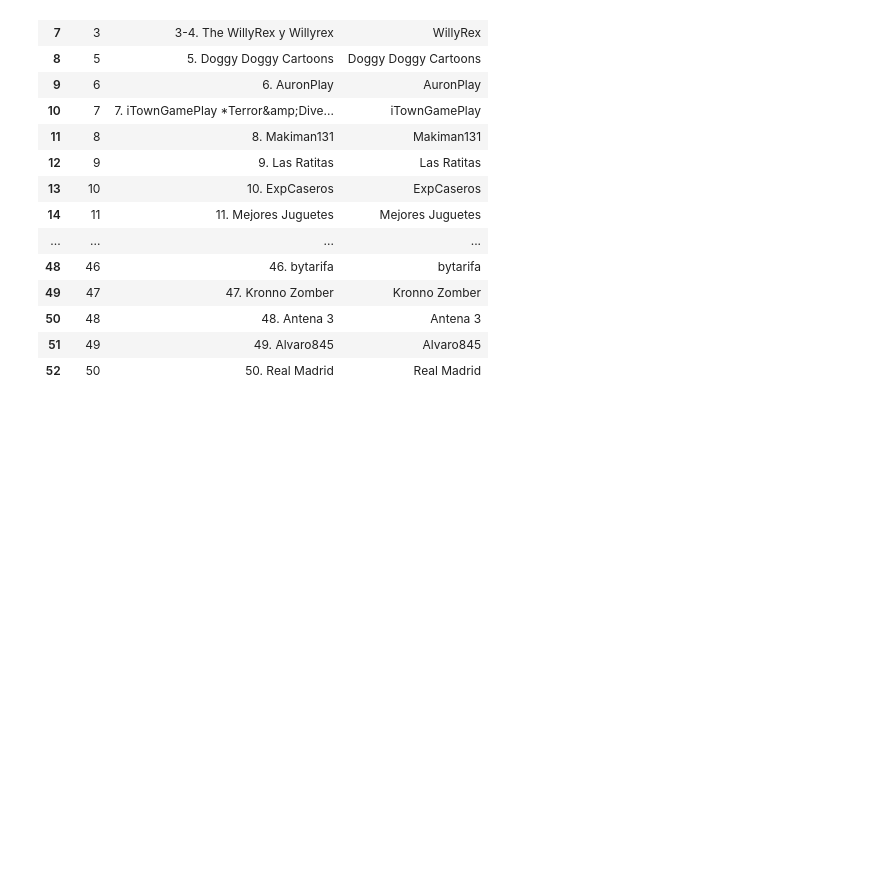
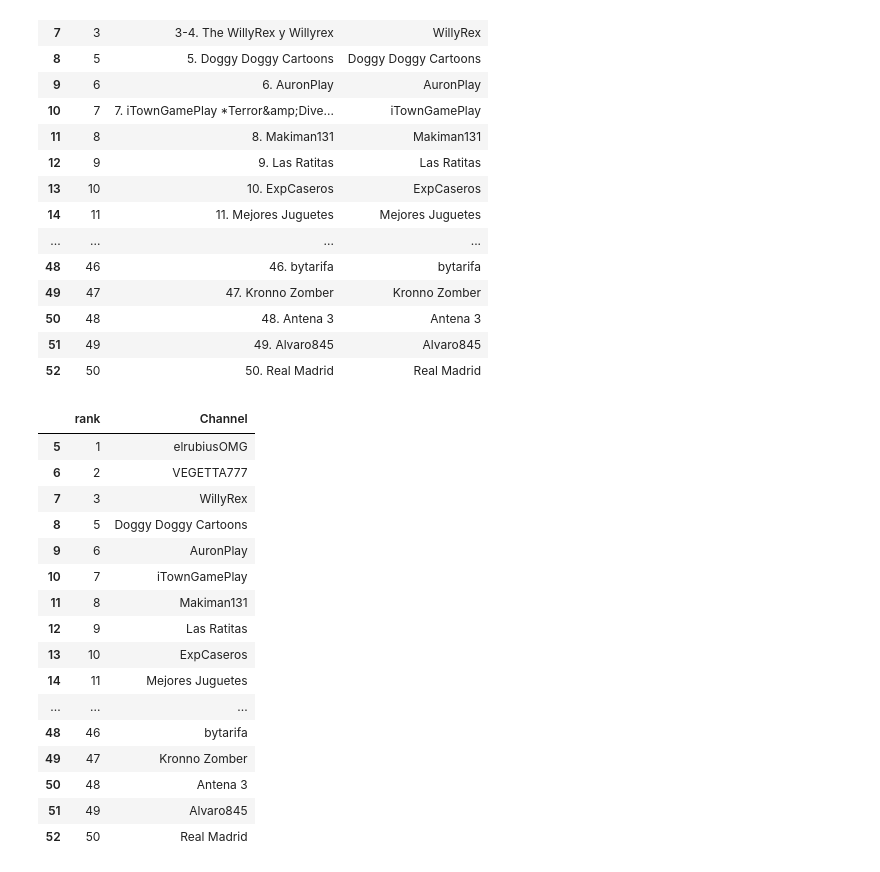
Before and after one commit to ta-data-bcn/Project-Week-3-Data-Thieves, a Jupyter notebook: your-project/Web Scraping-v2cleanNumbers.ipynb, the cells around one changed output. Drawn from its saved outputs; the diff is of its cells as text; code cells hidden in the pictures; blank space fills up the shorter version.

```diff
--- a/your-project/Web Scraping-v2cleanNumbers.ipynb
+++ b/your-project/Web Scraping-v2cleanNumbers.ipynb
@@ -214,0 +228,24 @@ df_clean
+# %%
+df_clean = df_clean.drop(['Channel'], axis=1)
+# %%
+df_clean = df_clean.rename({'rankb': 'Channel'}, axis=1)
+# %%
+df_clean
+# %% [output]
+|  | rank | Channel |
+| 5 | 1 | elrubiusOMG |
+| 6 | 2 | VEGETTA777 |
+| 7 | 3 | WillyRex |
+| 8 | 5 | Doggy Doggy Cartoons |
+| 9 | 6 | AuronPlay |
+| 10 | 7 | iTownGamePlay |
+| 11 | 8 | Makiman131 |
+| 12 | 9 | Las Ratitas |
+| 13 | 10 | ExpCaseros |
+| 14 | 11 | Mejores Juguetes |
+| ... | ... | ... |
+| 48 | 46 | bytarifa |
+| 49 | 47 | Kronno Zomber |
+| 50 | 48 | Antena 3 |
+| 51 | 49 | Alvaro845 |
+| 52 | 50 | Real Madrid |
```
Also changed, not shown: parts of 7 cells of this notebook.
